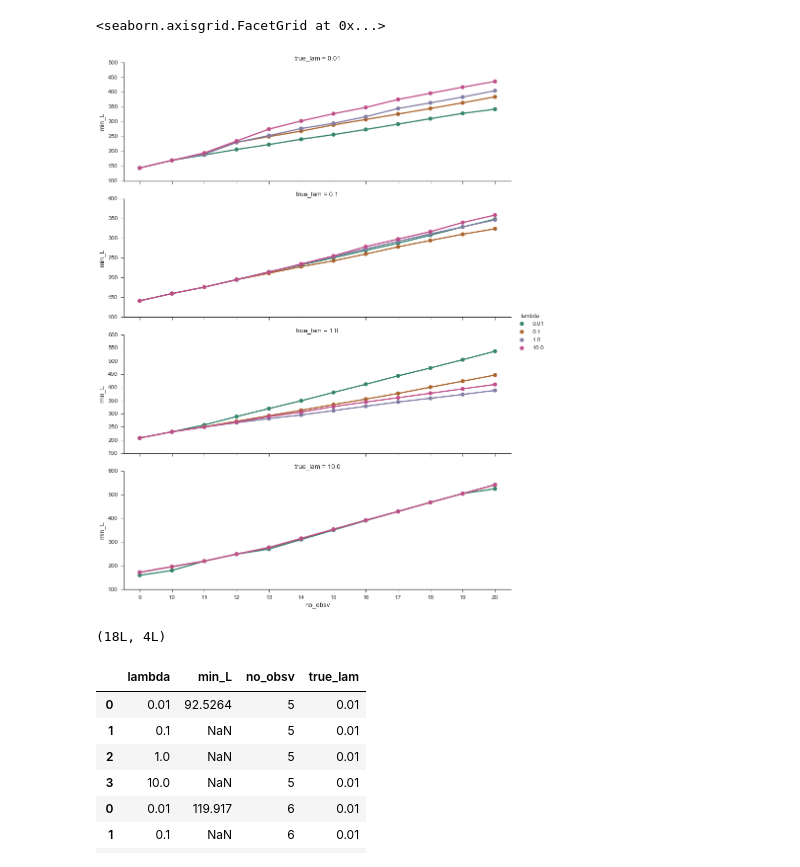
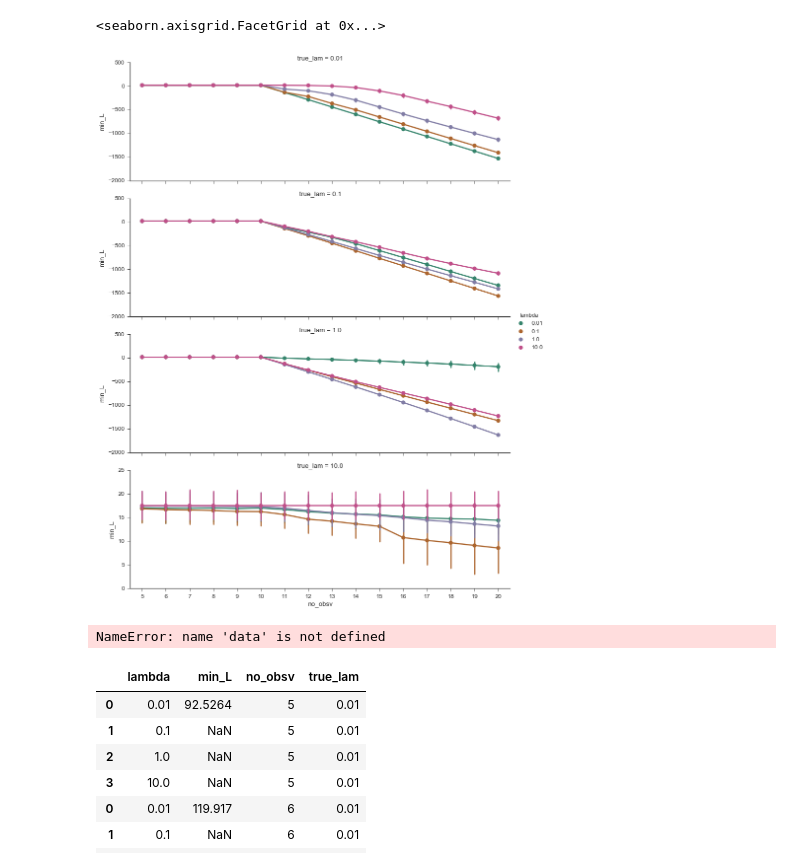
Before and after one commit to DesignInformaticsLab/EcoRacer2016, a Jupyter notebook: simulation_study/Likelihood_Plot_MAX_rosen30.ipynb, the cells around one changed output. Cells and saved outputs as stored; diff of their text form; code cells hidden in the pictures.

```diff
--- a/simulation_study/Likelihood_Plot_MAX_rosen30.ipynb
+++ b/simulation_study/Likelihood_Plot_MAX_rosen30.ipynb
@@ -197,18 +197,18 @@ names=['0.01','0.1','1.0','10.0']
 # %%
 #which samples to use for true data
 total_no_iters=20
-n_trial = 1
+n_trial = 30
 
 def get_Ls(lam, iters):
     inits = np.arange(2,iters)
-    Ls = np.zeros((inits.size,4))
+    Ls = np.zeros((inits.size,4,n_trial))
     for n,i in enumerate(inits):
 #         if i<15:
 #             fname='./rosen30_ML_10000sample/all{}rosen30_{}iter_{:d}init.txt'.format(lam,15,i)
 #         else:
-        fname='./rosen30_ML_10000sample_mcmc/all{}rosen30_{:d}init.txt'.format(lam,i)
-        data = np.loadtxt(fname).reshape((n_trial,4,4))
-        Ls[n] = -data.mean(axis=0).max(axis=1)
+        fname='./rosen30_ML_10000sample_mcmc_new/all{}rosen30_{:d}init_30trial.txt'.format(lam,i)
+        data = -np.loadtxt(fname).reshape((n_trial,4,4))
+        Ls[n] = data.min(axis=2).T
     return Ls
 # plt.plot(inits,lhs_like(inits,2,15))
 # plt.plot(inits,uni_like(inits,2,15))
@@ -247,14 +247,13 @@ for lam_no in range(4):
     for it, trial in enumerate(range(n_trial)):
         for n,tr in enumerate(range(2,total_no_iters)):
             true_set = solution_XX[:, :tr, trial].T
-        #     samples = lhs(2, 100)
             samples = np.random.uniform(size=(10000,dim))
             samples = samples*(bounds[:, 1]-bounds[:, 0])+bounds[:, 0]
             E_samp = (cdist(true_set[:-1],samples).min(axis=0))
-            log_prob = alpha*E_true[trial,n] - logsumexp(alpha*np.append(E_samp.T, E_true[trial,n]).T)
+            log_prob = alpha*E_true[trial,n] - logsumexp(alpha*E_samp - np.log(10000))
             p[n,it] = -log_prob
 
-    for no_iters in range(9,total_no_iters+1):
+    for no_iters in range(5,total_no_iters+1):
         mins_df = pd.DataFrame(index=np.arange(n_trial),columns=names)
 #         no_iters = 20
         true_lam = lam_no
@@ -264,39 +263,39 @@ for lam_no in range(4):
         ## dat['solution'][true_lam, coor_or_ei, no_samples]
         solution_X = np.dstack([i[true_lam][0][:no_iters,:].T for i in dat['solution']])
         solution_y = np.dstack([i[true_lam][1][:no_iters] for i in dat['solution']])
 
         t_samp = range(2,no_iters)
 
         for j in range(4):  # the test-lambda
             mins = []  # for min-seeking statistics
             for trial in range(n_trial):
-                combined=cuml_like(p[:(no_iters-2),trial],l_ego[:,j])
+                combined=cuml_like(p[:(no_iters-2),trial],l_ego[:,j,trial])
                 mins+=[np.min(combined)]
 
             mins_df[names[j]]=mins
         mins_df = pd.melt(mins_df, value_vars=names, var_name='lambda',value_name='min_L')
         mins_df['no_obsv']=no_iters
         all_df = pd.concat([all_df, mins_df])
     #         sns.swarmplot( data=mins, ax=ax)
         # plt.plot(t_samp,p)
 
 #     all_df = pd.melt(all_df, value_vars=names+['no_obsv'], var_name='lambda',value_name='mins')
     all_df['true_lam'] = names[lam_no]
 #     print all_df.head()
 
     df = pd.concat([df,all_df])
 #         sns.swarmplot(data=mins_df, x='lambda',y='mins', ax=ax)
 
 sns.factorplot(data=df, x='no_obsv', y='min_L', hue='lambda', row='true_lam',
                kind='point', aspect=3, sharey=False)
 # plt.tight_layout()
 # %% [output]
 <seaborn.axisgrid.FacetGrid at 0x...>
-[figure, old version]
+[figure, new version]
 # %%
-l_ego.shape
+data.shape
 # %% [output]
-(18L, 4L)
+NameError: name 'data' is not defined
 # %%
 df
 # %% [output]
```
Also changed, not shown: 4 other files.
